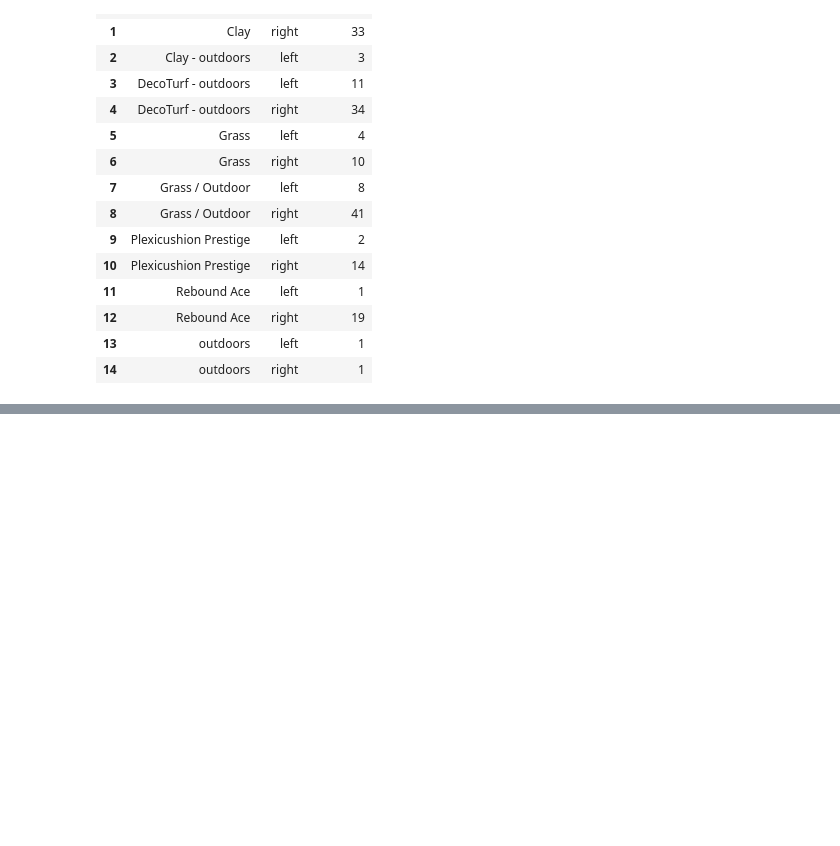
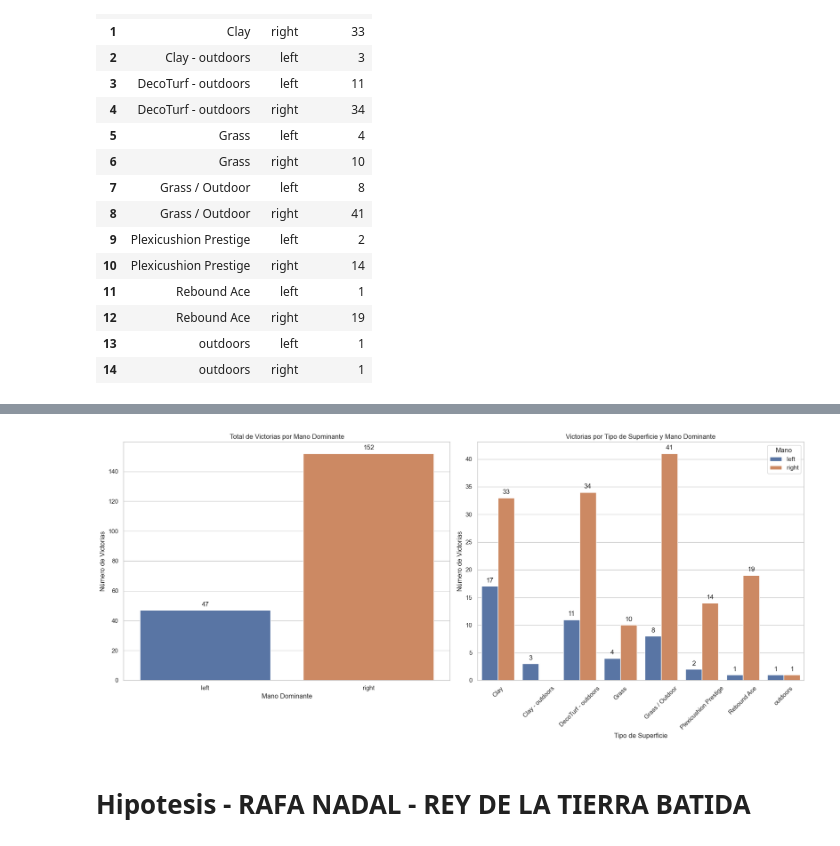
Before and after one commit to Lokhy87/EDA_entrega, a Jupyter notebook: Limpieza.ipynb, the cells around one changed output, grey strips where cells are left out. Saved outputs shown, nothing was run; the diff lists cells and outputs as text; code cells hidden in the pictures; blank space fills up the shorter version.

```diff
--- a/Limpieza.ipynb
+++ b/Limpieza.ipynb
@@ -850,34 +857,34 @@ sns.set(style="whitegrid")
 fig, axes = plt.subplots(nrows=1, ncols=2, figsize=(18, 8))
 
 # Jugadores con más años terminando como número uno
-ax1 = sns.barplot(x='Player', y='Terminan_año_No_1', data=number_one_counts_sorted.head(10),
+ax1 = sns.barplot(x='Player', y='Terminan_año_No_1', data = number_1_sorted.head(10),
             palette='coolwarm', ax=axes[0])
 axes[0].set_title('Jugadores con Más Años Terminando como Número Uno')
 axes[0].set_ylabel('Número de Años como Número Uno')
 axes[0].set_xlabel('Jugador')
-axes[0].tick_params(axis='x', rotation=45)
+axes[0].tick_params(axis = 'x', rotation = 45)
 
 # Añadir etiquetas
 for p in ax1.patches:
     ax1.annotate(format(p.get_height(), '.0f'),
                  (p.get_x() + p.get_width() / 2., p.get_height()),
-                 ha='center', va='center',
-                 xytext=(0, 10), textcoords='offset points')
+                 ha = 'center', va ='center',
+                 xytext = (0, 10), textcoords = 'offset points')
 
 # Jugadores con más años en el Top 10
-ax2 = sns.barplot(x='Player', y='Años_en_Top_10', data=top_ten_sorted.head(10),
-            palette='viridis', ax=axes[1])
+ax2 = sns.barplot(x='Player', y='Años_en_Top_10', data = top_10_orden.head(10),
+            palette='viridis', ax = axes[1])
 axes[1].set_title('Jugadores con Más Años en el Top 10 de la ATP')
 axes[1].set_ylabel('Número de Años en el Top 10')
 axes[1].set_xlabel('Jugador')
-axes[1].tick_params(axis='x', rotation=45)
+axes[1].tick_params(axis = 'x', rotation = 45)
 
 # Añadir etiquetas
 for p in ax2.patches:
     ax2.annotate(format(p.get_height(), '.0f'),
                  (p.get_x() + p.get_width() / 2., p.get_height()),
-                 ha='center', va='center',
-                 xytext=(0, 10), textcoords='offset points')
+                 ha = 'center', va = 'center',
+                 xytext = (0, 10), textcoords = 'offset points')
 
 plt.tight_layout()
 
@@ -990,0 +927,39 @@ plt.show()
+# %%
+# Gráficos 1x2
+fig, axes = plt.subplots(nrows=1, ncols=2, figsize=(18, 8))
+
+# Análisis general
+sns.barplot(x = 'Mano', y = 'Victorias', data = mano_dominante, ax = axes[0])
+axes[0].set_title('Total de Victorias por Mano Dominante')
+axes[0].set_ylabel('Número de Victorias')
+axes[0].set_xlabel('Mano Dominante')
+
+for p in axes[0].patches:
+    axes[0].annotate(format(p.get_height(), '.0f'),
+                     (p.get_x() + p.get_width() / 2., p.get_height()),
+                     ha = 'center', va = 'center',
+                     xytext = (0, 10), textcoords = 'offset points')
+
+
+# Análisis por superficie
+sns.barplot(x = 'Superficie', y = 'Victorias', hue = 'Mano', data = superficie, ax = axes[1])
+
+axes[1].set_title('Victorias por Tipo de Superficie y Mano Dominante')
+axes[1].set_ylabel('Número de Victorias')
+axes[1].set_xlabel('Tipo de Superficie')
+
+# Etiquetas
+for p in axes[1].patches:
+    axes[1].annotate(format(p.get_height(), '.0f'),
+                     (p.get_x() + p.get_width() / 2., p.get_height()),
+                     ha = 'center', va = 'center',
+                     xytext = (0, 10), textcoords = 'offset points')
+
+axes[1].tick_params(axis = 'x', rotation = 45)
+
+plt.tight_layout()
+plt.show()
+# %% [output]
+[figure, added]
+# %% [markdown]
+ # Hipotesis - RAFA NADAL - REY DE LA TIERRA BATIDA
```
Also changed, not shown: parts of 46 cells of this notebook.
